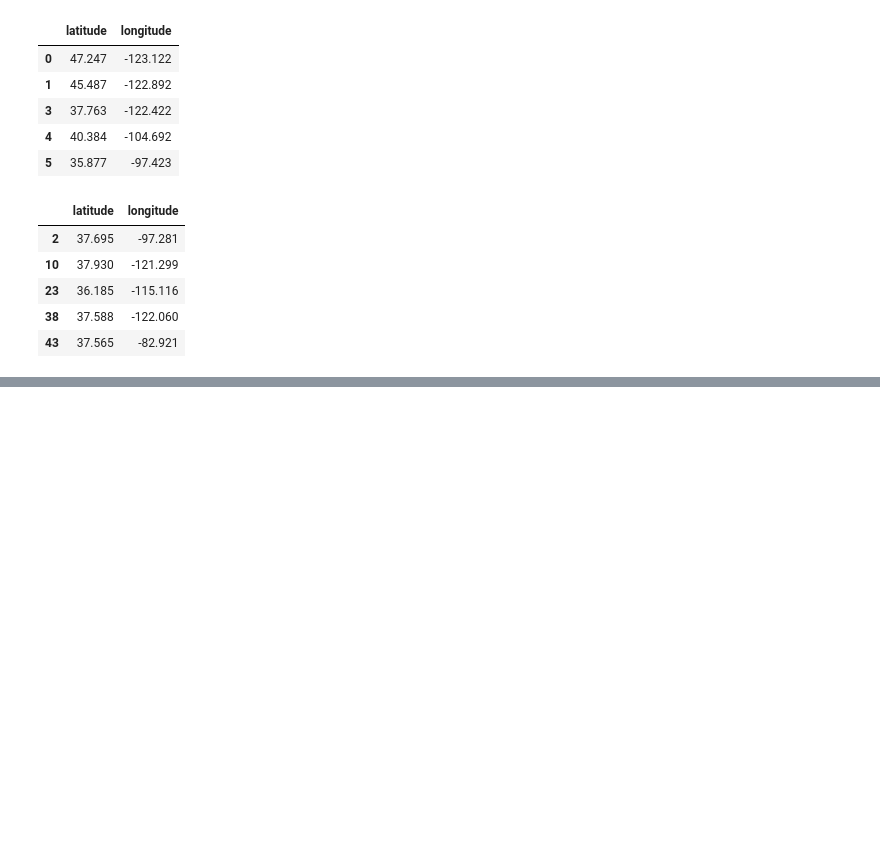
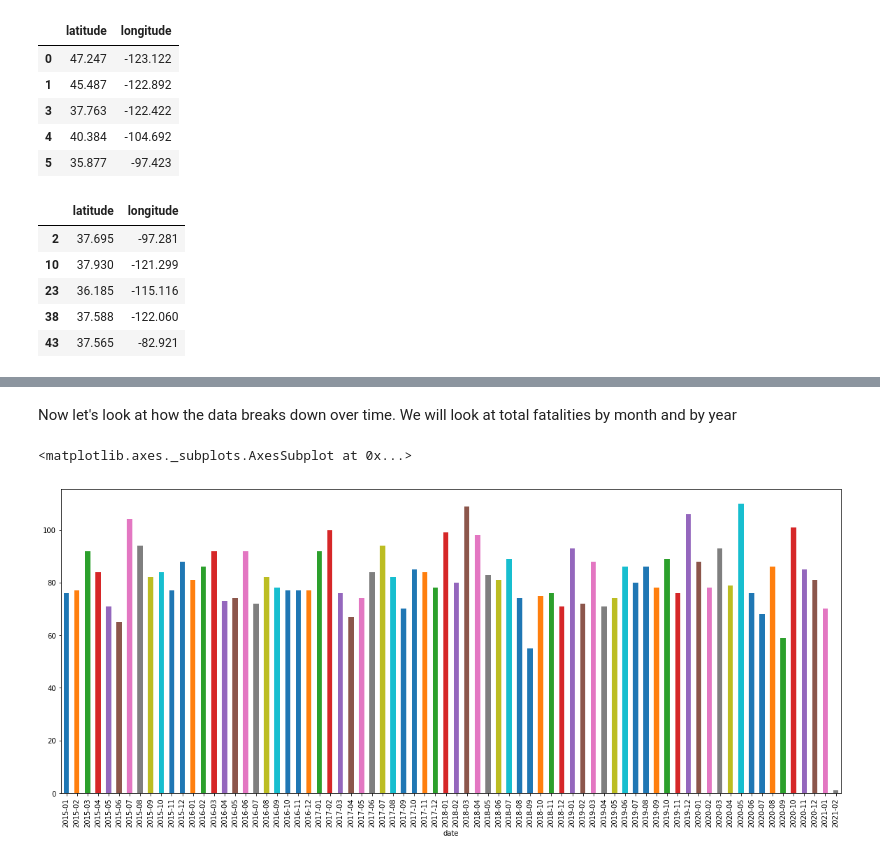
Before and after one commit to CGrannan/Police_Fatalities, a Jupyter notebook: police_shootings.ipynb, the cells around one changed output, grey strips where cells are left out. Drawn from its saved outputs; the diff is of its cells as text; code cells hidden in the pictures; blank space fills up the shorter version.

```diff
--- a/police_shootings.ipynb
+++ b/police_shootings.ipynb
@@ -163,0 +189,9 @@ fig
+# %% [markdown]
+Now let's look at how the data breaks down over time. We will look at total fatalities by month and by year
+# %%
+months = data.set_index(data.date)
+months = months.resample('m', kind='period').count()['id']
+months.plot(kind='bar', figsize=(20, 8))
+# %% [output]
+<matplotlib.axes._subplots.AxesSubplot at 0x...>
+[figure, added]
```
Also changed, not shown: parts of 17 cells of this notebook.
